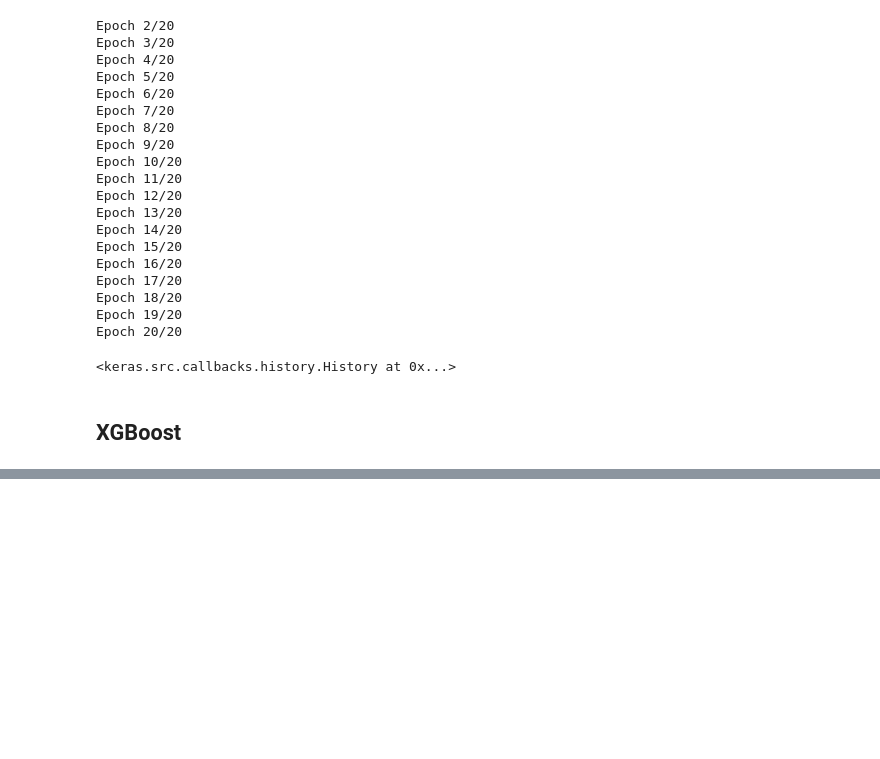
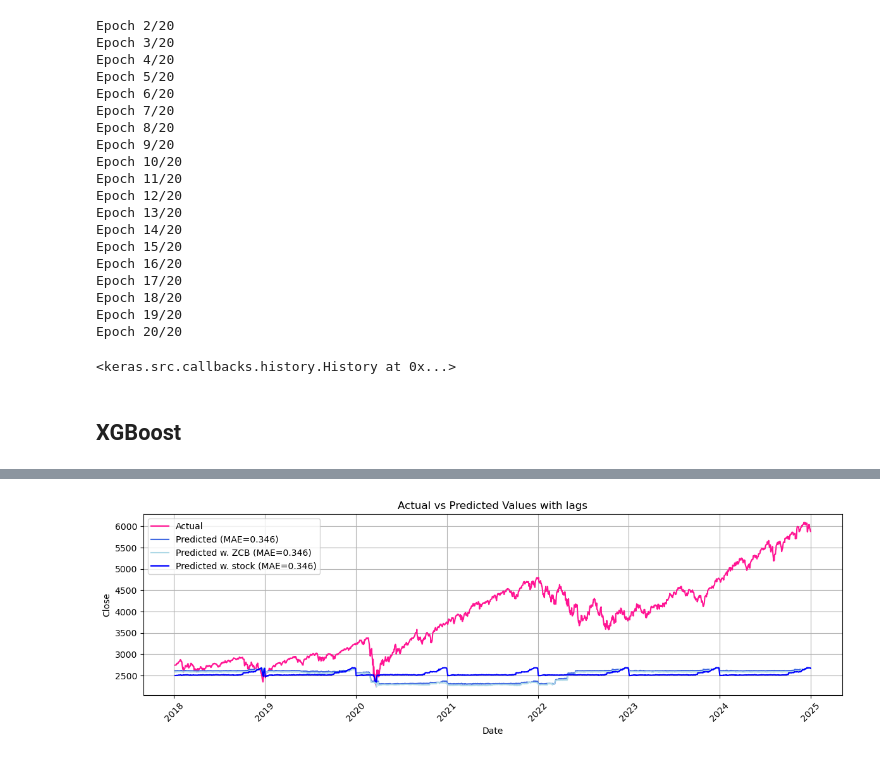
Before and after one commit to carlamcnair/Final-Project-AppML, a Jupyter notebook: Code.ipynb, the cells around one changed output, grey strips where cells are left out. Drawn from its saved outputs; the diff is of its cells as text; code cells hidden in the pictures; blank space fills up the shorter version.

```diff
--- a/Code.ipynb
+++ b/Code.ipynb
@@ -304,0 +672,21 @@ Epoch 20/20
+# %%
+data_stock = df[['Date', 'Open', 'High', 'Low', 'Volume', 'Close']]
+# %%
+import pandas as pd
+
+# Ensure the 'Date' column is in datetime format
+data_stock['Date'] = pd.to_datetime(data_stock['Date'])
+
+# Define the cutoff dates
+train_end = pd.Timestamp('2018-01-01')
+val_end = pd.Timestamp('2025-01-01')
+
+# Create the splits
+train_df = data_stock[data_stock['Date'] < train_end]
+val_df = data_stock[(data_stock['Date'] >= train_end) & (df['Date'] < val_end)]
+test_df = data_stock[data_stock['Date'] >= val_end]
+
+# Optionally check the sizes
+print(f"Train set: {len(train_df)} rows")
+print(f"Validation set: {len(val_df)} rows")
+print(f"Test set: {len(test_df)} rows")
@@ -304,0 +784,22 @@ Epoch 20/20
+# %%
+import matplotlib.pyplot as plt
+
+# Extract date from val_df to align with y_val
+dates = val_df.loc[y_val.index, 'Date']
+
+plt.figure(figsize=(12, 4))
+plt.plot(dates, y_val, label='Actual', color='deeppink')
+plt.plot(dates, y_pred, label=f'Predicted (MAE={relative_mae:.3f})', color='royalblue')
+plt.plot(dates, y_pred_ZCB, label=f'Predicted w. ZCB (MAE={relative_mae_wo_stock:.3f})', color='lightblue')
+plt.plot(dates, y_pred_stock, label=f'Predicted w. stock (MAE={relative_mae_stock:.3f})', color='blue')
+
+plt.xlabel('Date')
+plt.ylabel(target)  # Assuming 'target' is defined elsewhere
+plt.title('Actual vs Predicted Values with lags')
+plt.legend()
+plt.grid(True)
+plt.xticks(rotation=45)
+plt.tight_layout()
+plt.show()
+# %% [output]
+[figure, added]
```
Also changed, not shown: parts of 90 cells of this notebook.
